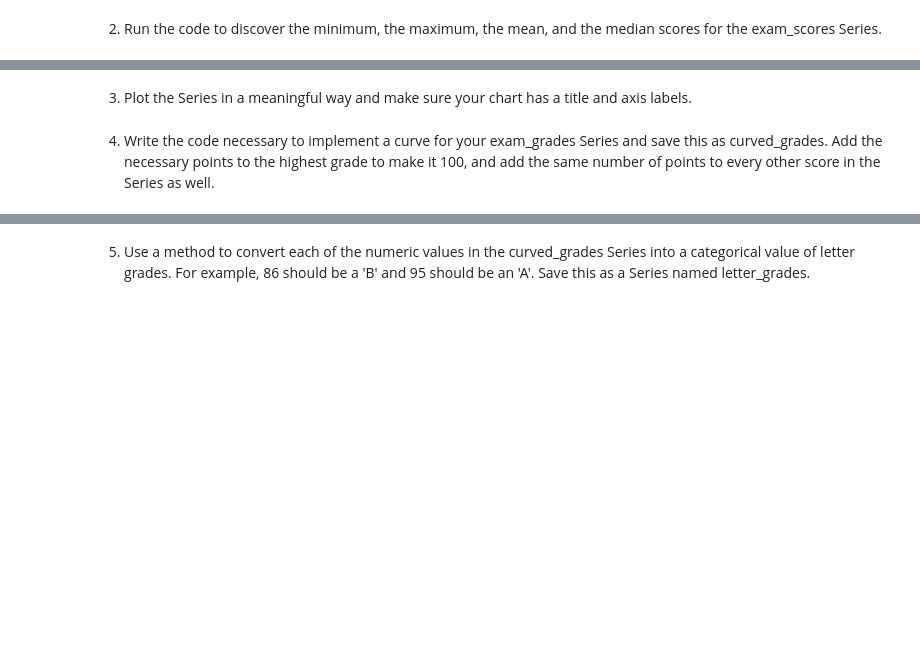
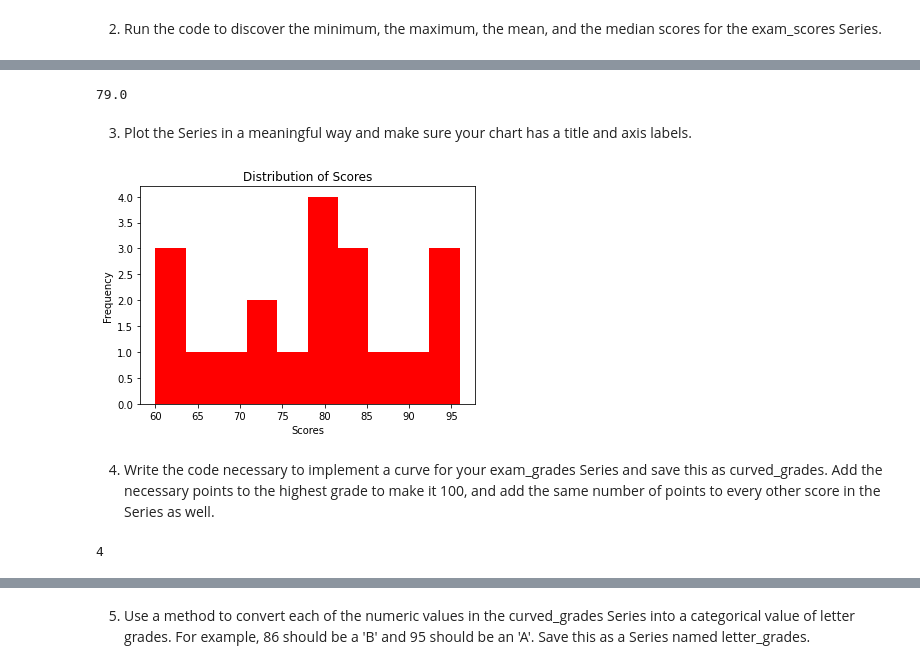
Before and after one commit to ArnolValadezRodriguez/numpy-pandas-visualization-exercises, a Jupyter notebook: pandas_series.ipynb, the cells around one changed output, grey strips where cells are left out. Drawn from its saved outputs; the diff is of its cells as text; code cells hidden in the pictures; blank space fills up the shorter version.

```diff
--- a/pandas_series.ipynb
+++ b/pandas_series.ipynb
@@ -438,4 +666,24 @@ Use pandas to create a Series named exam_scores from the following list:
+# %%
+scores.min()
+scores.max()
+scores.mean()
+scores.median()
+# %% [output]
+79.0
 # %% [markdown]
 3. Plot the Series in a meaningful way and make sure your chart has a title and axis labels.
+# %%
+scores.plot.hist(color='red')
+
+plt.title('Distribution of Scores')
+plt.xlabel('Scores')
+plt.show()
+# %% [output]
+[figure, added]
 # %% [markdown]
 4. Write the code necessary to implement a curve for your exam_grades Series and save this as curved_grades. Add the necessary points to the highest grade to make it 100, and add the same number of points to every other score in the Series as well.
+# %%
+curve = 100 - scores.max()
+curve
+# %% [output]
+4
```
Also changed, not shown: parts of 30 cells of this notebook.
